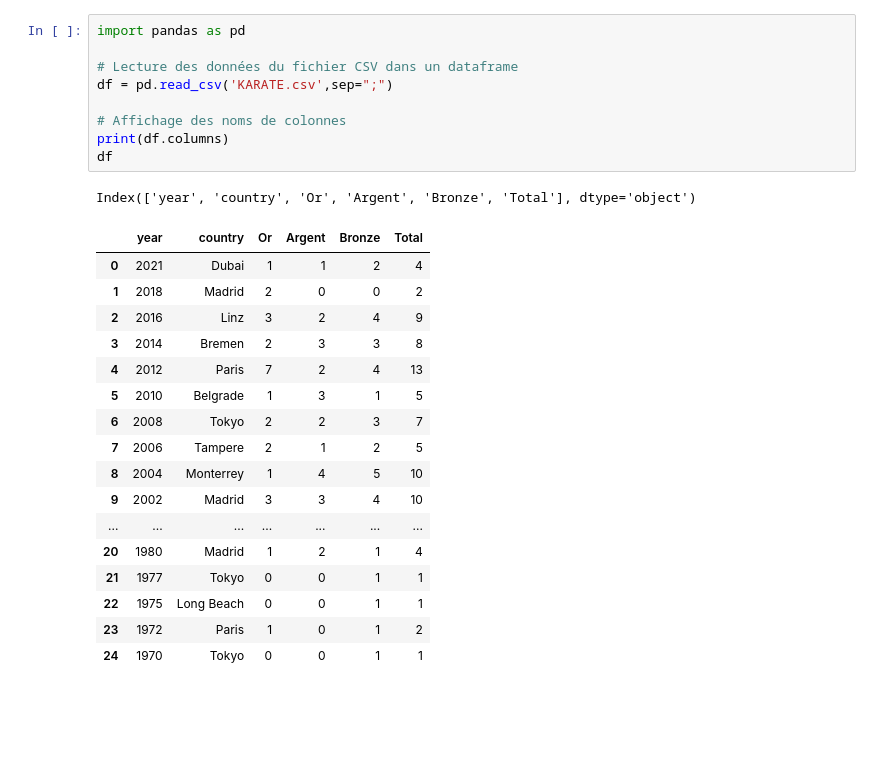
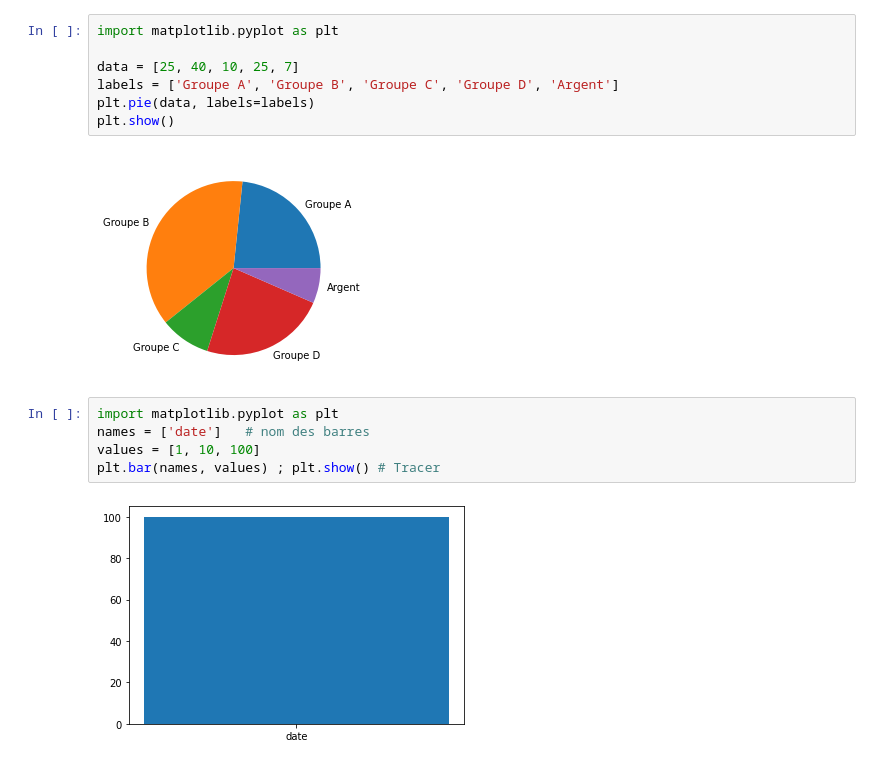
Before and after one commit to atrahay/news_nao, a Jupyter notebook: News_nao.ipynb, the cells around one changed output. Drawn from its saved outputs; the diff is of its cells as text; blank space fills up the shorter version.

```diff
--- a/News_nao.ipynb
+++ b/News_nao.ipynb
@@ -171,28 +185,16 @@ plt.show()
-# %%
-import pandas as pd
-
-# Lecture des données du fichier CSV dans un dataframe
-df = pd.read_csv('KARATE.csv',sep=";")
-
-# Affichage des noms de colonnes
-print(df.columns)
-df
-# %% [output]
-Index(['year', 'country', 'Or', 'Argent', 'Bronze', 'Total'], dtype='object')
-|  | year | country | Or | Argent | Bronze | Total |
-| 0 | 2021 | Dubai | 1 | 1 | 2 | 4 |
-| 1 | 2018 | Madrid | 2 | 0 | 0 | 2 |
-| 2 | 2016 | Linz | 3 | 2 | 4 | 9 |
-| 3 | 2014 | Bremen | 2 | 3 | 3 | 8 |
-| 4 | 2012 | Paris | 7 | 2 | 4 | 13 |
-| 5 | 2010 | Belgrade | 1 | 3 | 1 | 5 |
-| 6 | 2008 | Tokyo | 2 | 2 | 3 | 7 |
-| 7 | 2006 | Tampere | 2 | 1 | 2 | 5 |
-| 8 | 2004 | Monterrey | 1 | 4 | 5 | 10 |
-| 9 | 2002 | Madrid | 3 | 3 | 4 | 10 |
-| ... | ... | ... | ... | ... | ... | ... |
-| 20 | 1980 | Madrid | 1 | 2 | 1 | 4 |
-| 21 | 1977 | Tokyo | 0 | 0 | 1 | 1 |
-| 22 | 1975 | Long Beach | 0 | 0 | 1 | 1 |
-| 23 | 1972 | Paris | 1 | 0 | 1 | 2 |
-| 24 | 1970 | Tokyo | 0 | 0 | 1 | 1 |
+# %%
+import matplotlib.pyplot as plt
+
+data = [25, 40, 10, 25, 7]
+labels = ['Groupe A', 'Groupe B', 'Groupe C', 'Groupe D', 'Argent']
+plt.pie(data, labels=labels)
+plt.show()
+# %% [output]
+[figure, added]
+# %%
+import matplotlib.pyplot as plt
+names = ['date']   # nom des barres
+values = [1, 10, 100]
+plt.bar(names, values) ; plt.show() # Tracer
+# %% [output]
+[figure, added]
```
Also changed, not shown: parts of 17 cells of this notebook.
